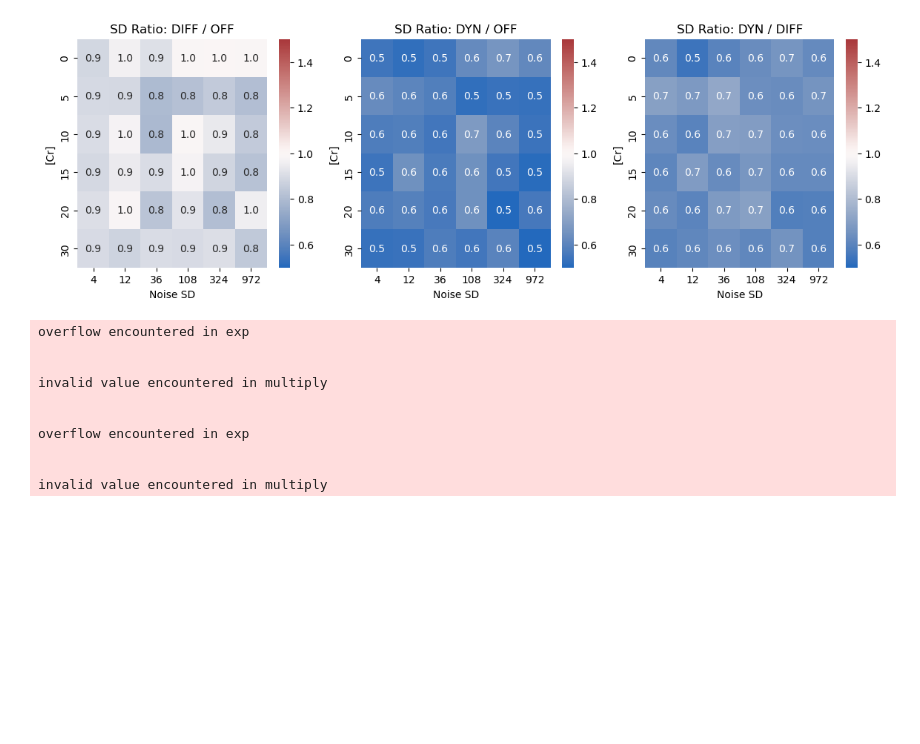
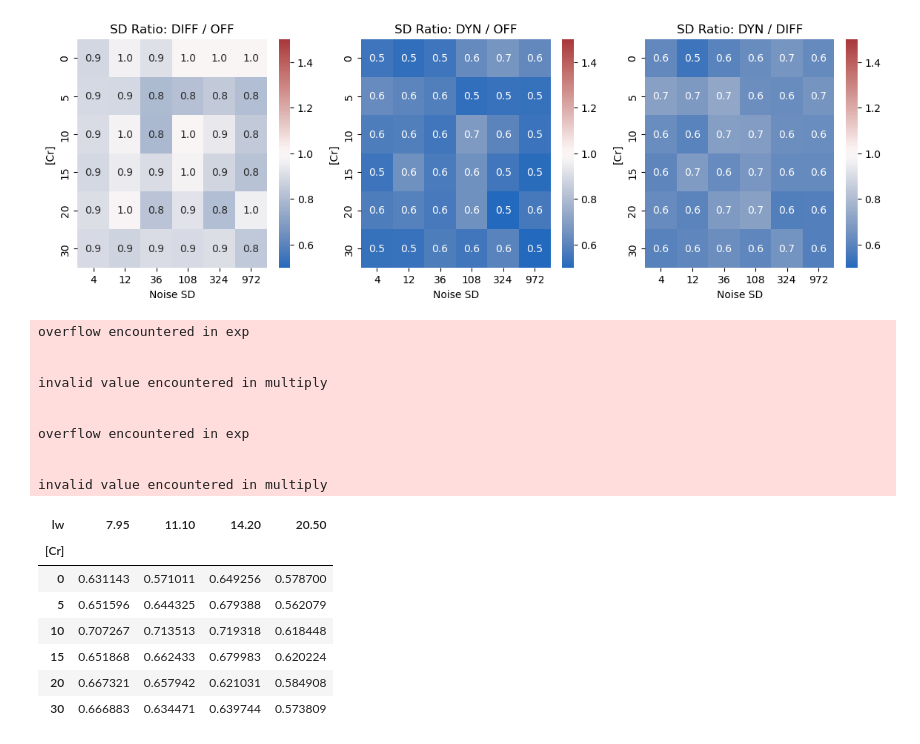
Before and after one commit to wtclarke/fsl-mrs-dynamic-fitting, a Jupyter notebook: editing/additional_explanatory_simulation.ipynb, the cells around one changed output. Cells and saved outputs as stored; diff of their text form; code cells hidden in the pictures; blank space fills up the shorter version.

```diff
--- a/editing/additional_explanatory_simulation.ipynb
+++ b/editing/additional_explanatory_simulation.ipynb
@@ -202,3 +202,23 @@ overflow encountered in exp
 
 
 invalid value encountered in multiply
+# %%
+mi2 = pd.MultiIndex.from_arrays([cr2_array, l_array, idx2_array])
+df2 = pd.concat(df_container2, axis=0, keys=mi2, names=['[Cr]', 'lw', 'idx', 'method'])
+gaba_sd_lw = df2.groupby(level=['[Cr]', 'lw', 'method']).std()['GABA']
+
+tmp = gaba_sd_lw.unstack(level='method')
+
+diff_off_ratio_lw = (tmp['Diff']/tmp['Off Matched']).unstack()
+dyn_off_ratio_lw = (tmp['Dyn']/tmp['Off Matched']).unstack()
+dyn_diff_ratio_lw = (tmp['Dyn']/tmp['Diff']).unstack()
+dyn_diff_ratio_lw
+# %% [output]
+| lw | 7.95 | 11.10 | 14.20 | 20.50 |
+| [Cr] |  |  |  |  |
+| 0 | 0.631143 | 0.571011 | 0.649256 | 0.578700 |
+| 5 | 0.651596 | 0.644325 | 0.679388 | 0.562079 |
+| 10 | 0.707267 | 0.713513 | 0.719318 | 0.618448 |
+| 15 | 0.651868 | 0.662433 | 0.679983 | 0.620224 |
+| 20 | 0.667321 | 0.657942 | 0.621031 | 0.584908 |
+| 30 | 0.666883 | 0.634471 | 0.639744 | 0.573809 |
```
Also changed, not shown: parts of 1 cell of this notebook.
